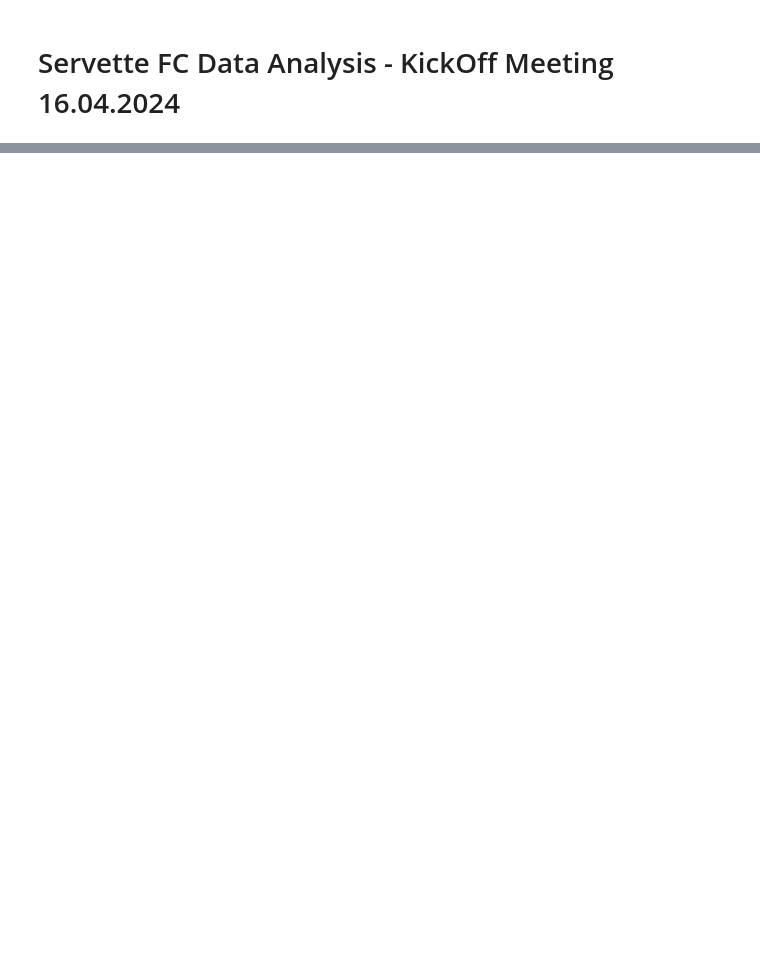
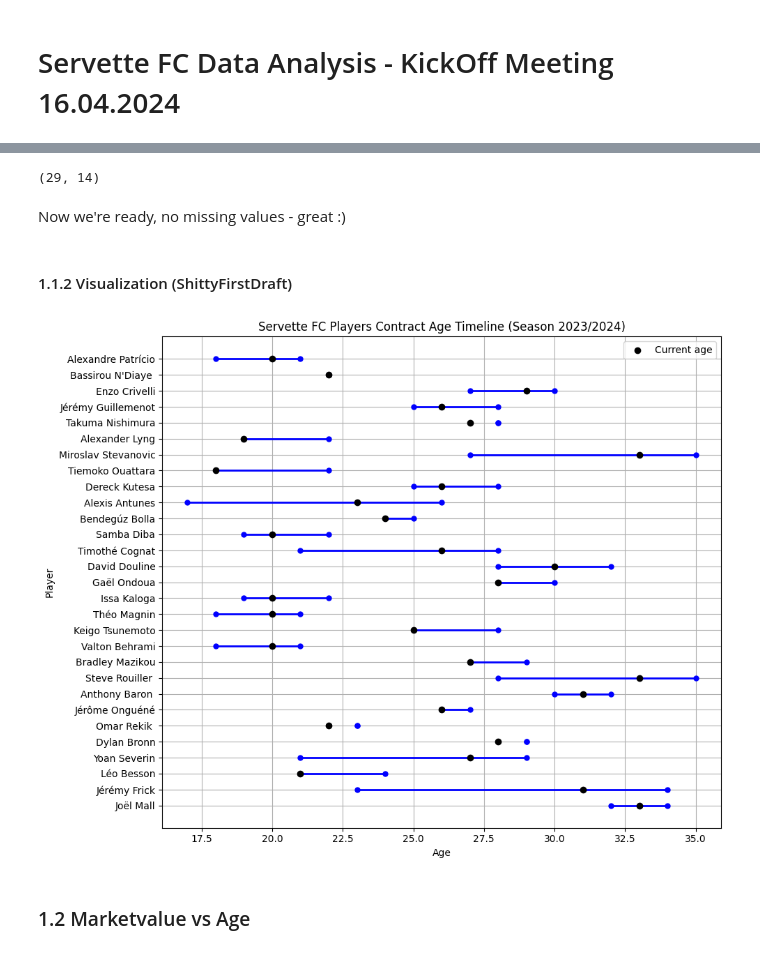
Before and after one commit to heinimoreno/PBL_RA_MH, a Jupyter notebook: documents_kickoff_SFC/DataAnalysis4KickOff.ipynb, the cells around one changed output, grey strips where cells are left out. Saved outputs shown, nothing was run; the diff lists cells and outputs as text; code cells hidden in the pictures; blank space fills up the shorter version.

Commit message:
FirstVisualizations

```diff
--- a/documents_kickoff_SFC/DataAnalysis4KickOff.ipynb
+++ b/documents_kickoff_SFC/DataAnalysis4KickOff.ipynb
@@ -32,0 +25,10 @@ FileNotFoundError: [Errno 2] No such file or directory: './documents_kickoff_SFC
+# %%
+# Data Loading
+import pandas as pd
+
+# files needed for this script
+players_2223 = pd.read_csv('../data/cleaned/players_2022_2023_cleaned.csv')
+players_2324 = pd.read_csv('../data/cleaned/players_2023_2024_cleaned.csv') #last matchday scraped = tbd
+
+playedmin_2223 = pd.read_csv('playing_minutes_2022_2023.csv')
+playedmin_2324 = pd.read_csv('playing_minutes_2023_2024.csv') #last matchday scraped = tbd
@@ -55,0 +197,14 @@ FileNotFoundError: [Errno 2] No such file or directory: './documents_kickoff_SFC
+# %%
+# Filter the DataFrame for only Servette FC players
+df_servette_2324 = players_2324[players_2324['Club'] == 'Servette FC'].copy()
+
+# Convert the 'Birthdate', 'ContractBegin', and 'ContractEnd' to datetime objects
+df_servette_2324['Birthdate'] = pd.to_datetime(df_servette_2324['Birthdate'], errors='coerce')
+df_servette_2324['ContractBegin'] = pd.to_datetime(df_servette_2324['ContractBegin'], format='%b %d, %Y', errors='coerce')
+df_servette_2324['ContractEnd'] = pd.to_datetime(df_servette_2324['ContractEnd'], format='%b %d, %Y', errors='coerce')
+
+# Calculate the age at contract begin and contract end
+df_servette_2324['AgeAtContractStart'] = df_servette_2324['ContractBegin'].dt.year - df_servette_2324['Birthdate'].dt.year
+df_servette_2324['AgeAtContractEnd'] = df_servette_2324['ContractEnd'].dt.year - df_servette_2324['Birthdate'].dt.year
+
+df_servette_2324
@@ -55,0 +229,4 @@ FileNotFoundError: [Errno 2] No such file or directory: './documents_kickoff_SFC
+# %%
+df_servette_2324.shape
+# %% [output]
+(29, 14)
@@ -55,0 +242,24 @@ FileNotFoundError: [Errno 2] No such file or directory: './documents_kickoff_SFC
+# %% [markdown]
+Now we're ready, no missing values - great :)
+# %% [markdown]
+#### 1.1.2 Visualization (ShittyFirstDraft)
+# %%
+plt.figure(figsize=(10, 8))
+for _, row in df_servette_2324.iterrows():
+    plt.plot([row['AgeAtContractStart'], row['AgeAtContractEnd']], [row['Name'], row['Name']],
+             marker='o', markersize=5, linestyle='-', linewidth=2, label='_nolegend_', color='blue')
+
+# Adding current age as a marker
+plt.scatter(df_servette_2324['Age'], df_servette_2324['Name'], color='black', zorder=5, label='Current age')
+
+plt.xlabel('Age')
+plt.ylabel('Player')
+plt.title('Servette FC Players Contract Age Timeline (Season 2023/2024)')
+plt.grid(True)
+plt.legend()
+plt.tight_layout()
+plt.show()
+# %% [output]
+[figure, added]
+# %% [markdown]
+### 1.2 Marketvalue vs Age
```
Also changed, not shown: parts of 40 cells of this notebook, 2 other files.
